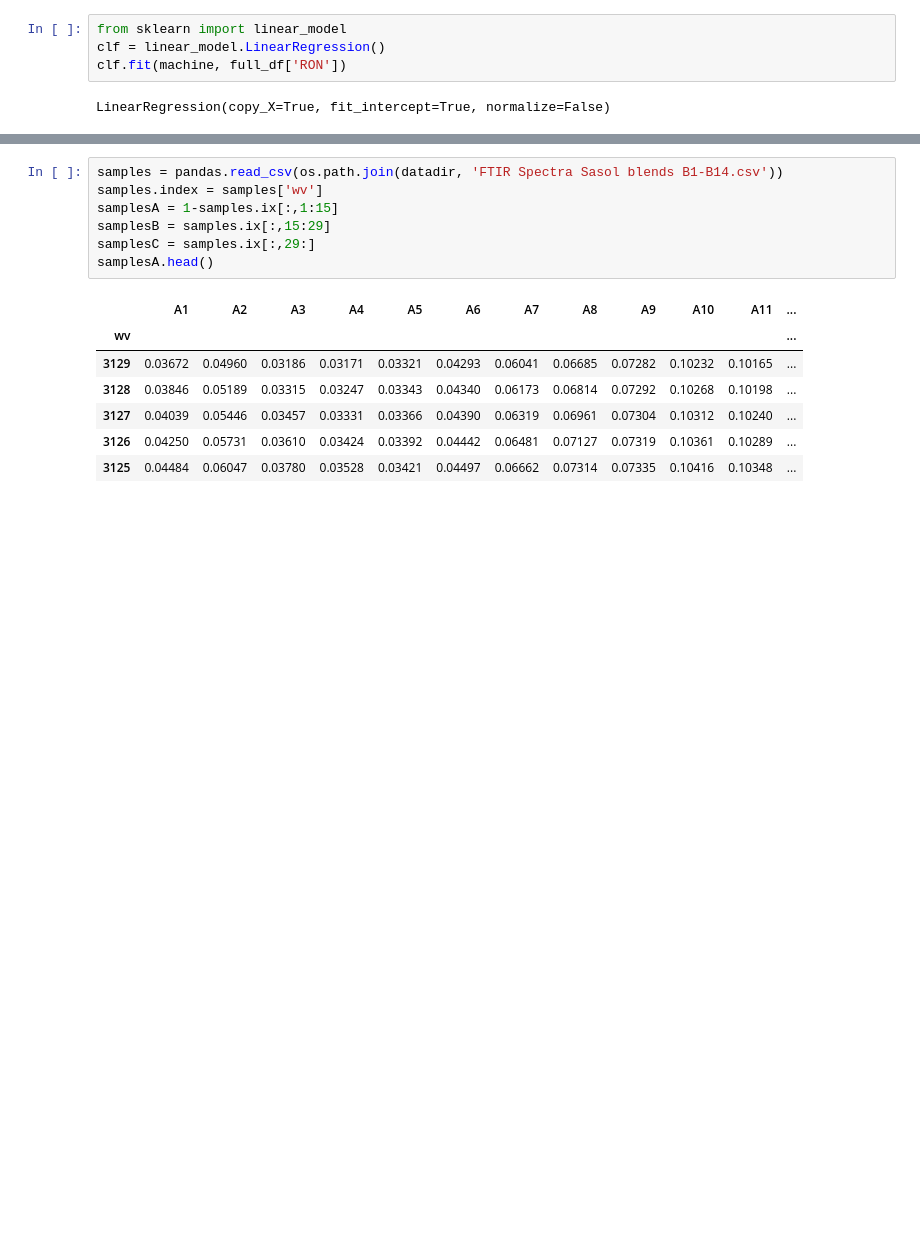
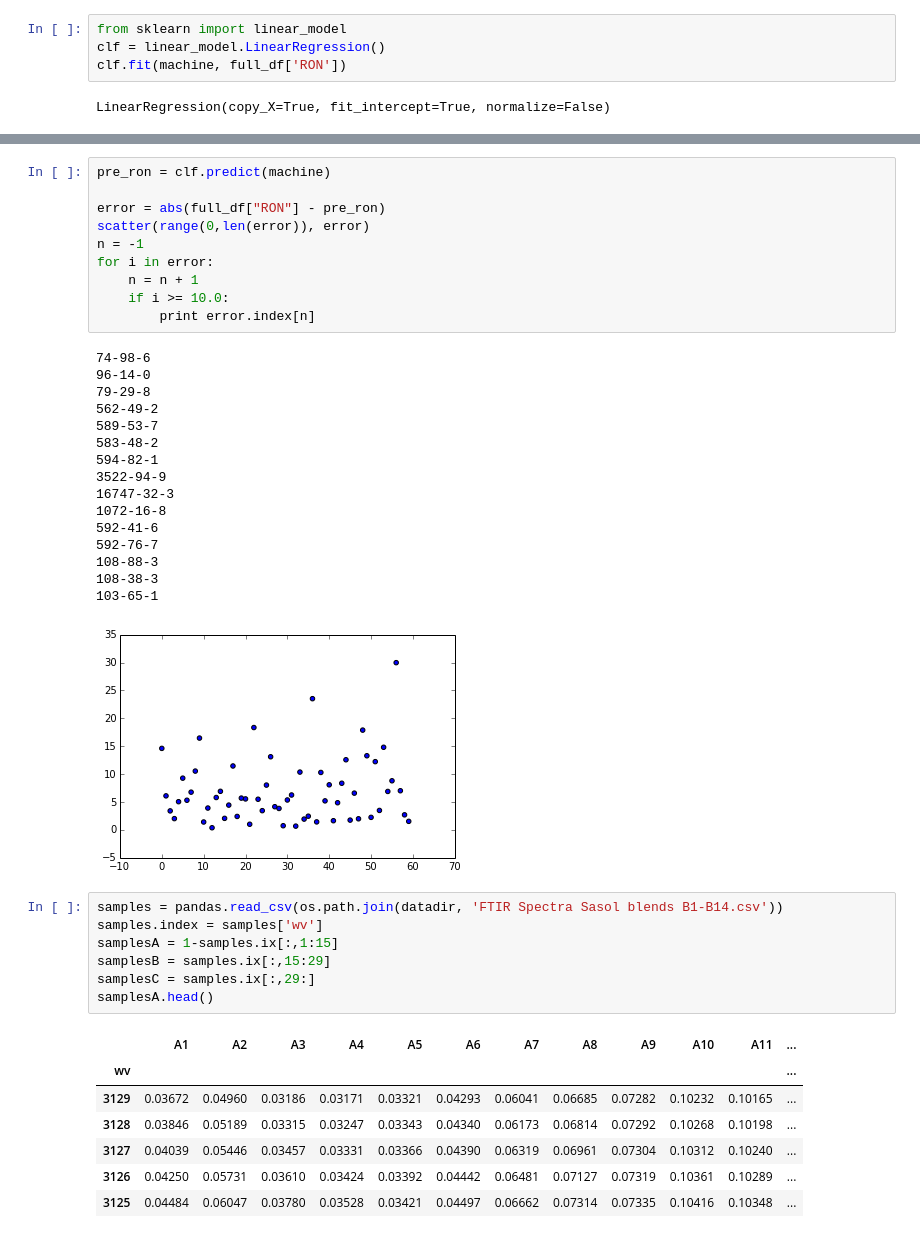
Before and after one commit to BrandonJvV/OctaneNumber, a Jupyter notebook: OctanePrediction.ipynb, the cells around one changed output, grey strips where cells are left out. Saved outputs shown, nothing was run; the diff lists cells and outputs as text; blank space fills up the shorter version.

Commit message:
Error calculation, Machine table missing values added.

```diff
--- a/OctanePrediction.ipynb
+++ b/OctanePrediction.ipynb
@@ -118,3 +115,30 @@ xlabel('Real RON')
+# %%
+pre_ron = clf.predict(machine)
+
+error = abs(full_df["RON"] - pre_ron)
+scatter(range(0,len(error)), error)
+n = -1
+for i in error:
+    n = n + 1
+    if i >= 10.0:
+        print error.index[n]
+# %% [output]
+74-98-6
+96-14-0
+79-29-8
+562-49-2
+589-53-7
+583-48-2
+594-82-1
+3522-94-9
+16747-32-3
+1072-16-8
+592-41-6
+592-76-7
+108-88-3
+108-38-3
+103-65-1
+[figure, added]
 # %%
 samples = pandas.read_csv(os.path.join(datadir, 'FTIR Spectra Sasol blends B1-B14.csv'))
 samples.index = samples['wv']
```
Also changed, not shown: parts of 3 cells of this notebook.
